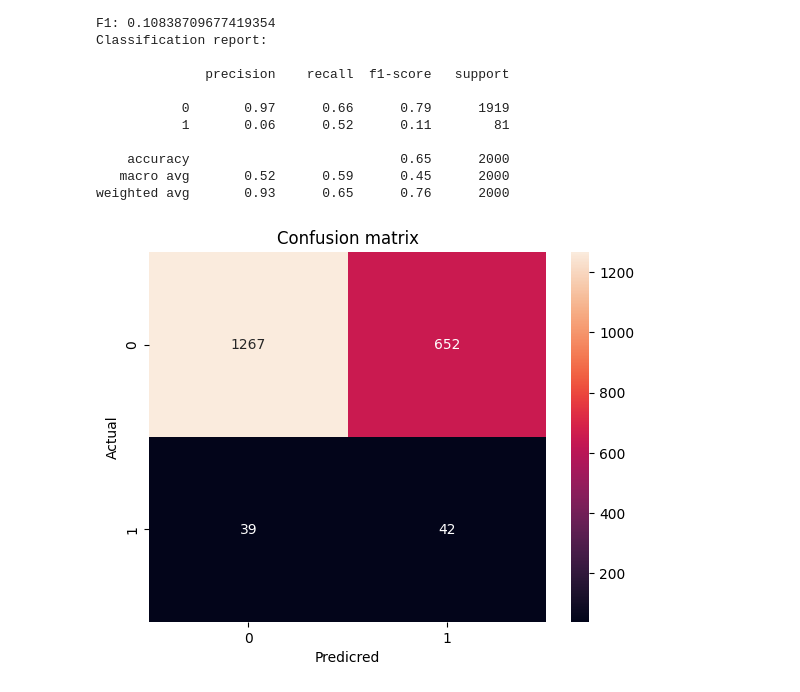
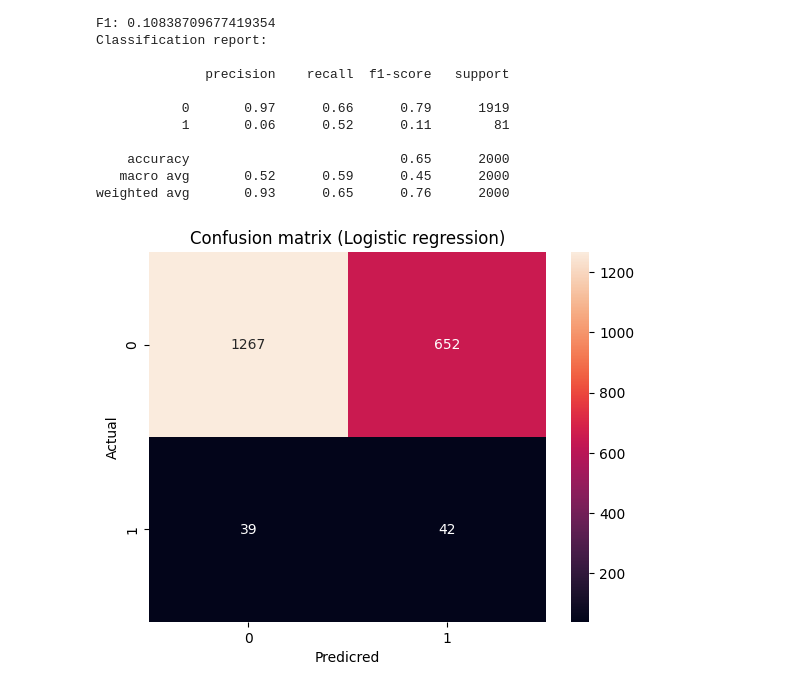
Before and after one commit to maineugene/ml-1, a Jupyter notebook: main.ipynb, the cells around one changed output. Cells and saved outputs as stored; diff of their text form; code cells hidden in the pictures.

```diff
--- a/main.ipynb
+++ b/main.ipynb
@@ -430,11 +430,11 @@ weighted avg       0.93      0.65      0.76      2000
 # %%
 cm = confusion_matrix(y_clf_test, y_pred_clf)
 
 plt.figure()
 sns.heatmap(cm, annot = True, fmt = 'd')
-plt.title("Confusion matrix")
+plt.title("Confusion matrix (Logistic regression)")
 plt.xlabel("Predicred")
 plt.ylabel("Actual")
 plt.show()
 # %% [output]
-[figure, old version]
+[figure, new version]
```
Also changed, not shown: parts of 8 cells of this notebook.
